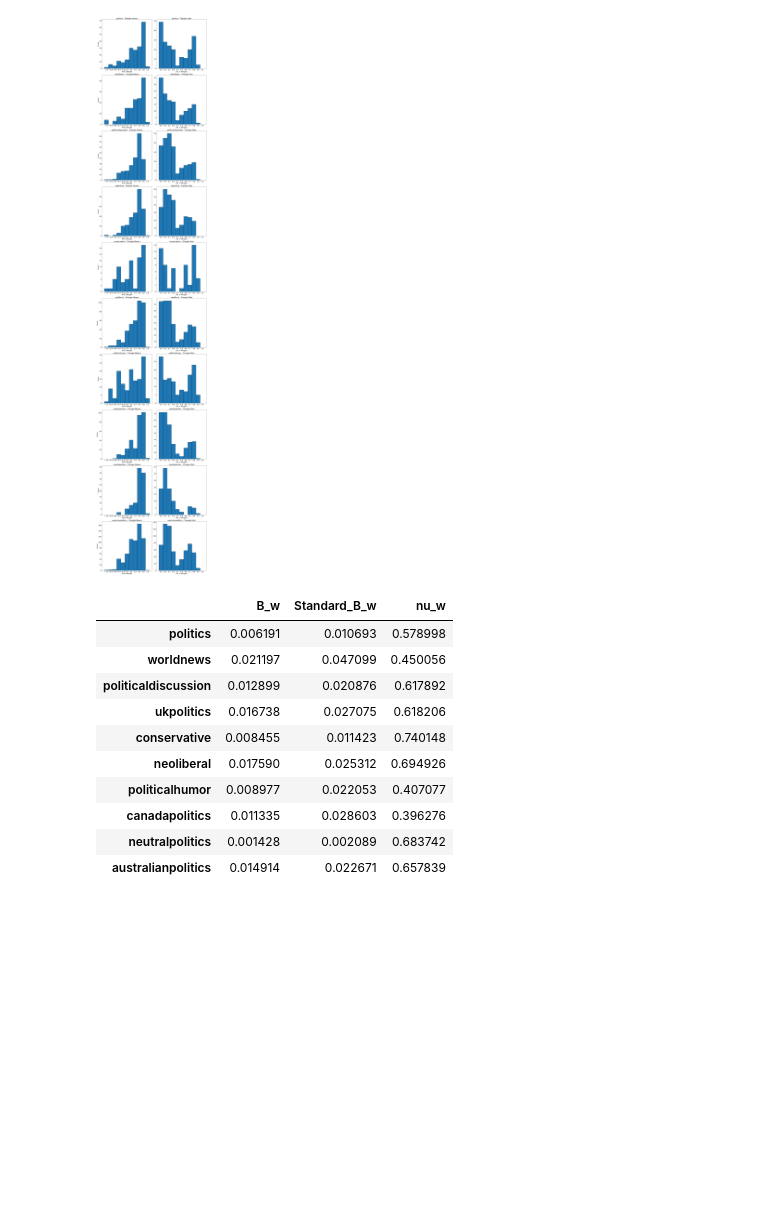
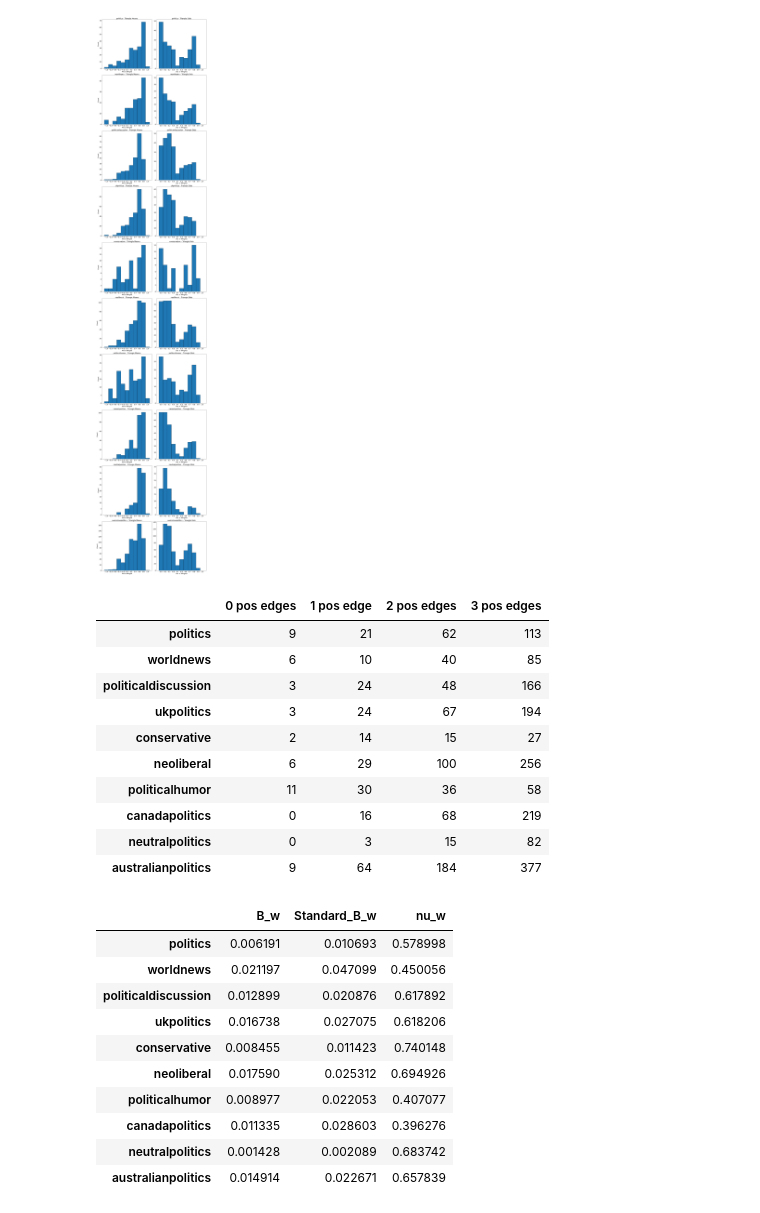
Before and after one commit to gsscala/reddit-graph, a Jupyter notebook: individual_graphs_analysis/ind_graphs.ipynb, the cells around one changed output. Saved outputs shown, nothing was run; the diff lists cells and outputs as text; code cells hidden in the pictures; blank space fills up the shorter version.

Commit message:
Refactor code structure and enhance graph analysis functionality

```diff
--- a/individual_graphs_analysis/ind_graphs.ipynb
+++ b/individual_graphs_analysis/ind_graphs.ipynb
@@ -8,6 +8,7 @@ import matplotlib.pyplot as plt
 # %%
 graph = nx.read_gexf("labeled_graph.gexf")
 threshold = 0.5
+NumberOfRandoms = 100
 # %%
 graphs = defaultdict(nx.MultiDiGraph)
 
@@ -34,7 +35,7 @@ for subreddit, graph in graphs.items():
 
 null_models = {}
 for subreddit, graph in graphs.items():
-	null_models[subreddit] = generate_null_model(graph)
+	null_models[subreddit] = [generate_null_model(graph) for _ in range(NumberOfRandoms)]
 # %%
 fig, axes = plt.subplots(len(graphs), 2, figsize=(16, 8 * len(graphs)))
 
@@ -140,19 +141,32 @@ plt.show()
 # %%
 series_dict = {}
 
 for subreddit in graphs.keys():
 	qnt_pos = [0 for i in range(4)]
 
 	for triangle in triangles[subreddit]:
 		qnt_pos[list(np.sign(triangle)).count(1)] += 1
 
 	qnt_pos_series = pd.Series(qnt_pos, name=subreddit)
 	series_dict[subreddit] = qnt_pos_series
 
 # Create DataFrame from the series
 df = pd.DataFrame(series_dict).T
 df.columns = ['0 pos edges', '1 pos edge', '2 pos edges', '3 pos edges']
 df.to_csv('file.csv', index=True)
+df
+# %% [output]
+|  | 0 pos edges | 1 pos edge | 2 pos edges | 3 pos edges |
+| politics | 9 | 21 | 62 | 113 |
+| worldnews | 6 | 10 | 40 | 85 |
+| politicaldiscussion | 3 | 24 | 48 | 166 |
+| ukpolitics | 3 | 24 | 67 | 194 |
+| conservative | 2 | 14 | 15 | 27 |
+| neoliberal | 6 | 29 | 100 | 256 |
+| politicalhumor | 11 | 30 | 36 | 58 |
+| canadapolitics | 0 | 16 | 68 | 219 |
+| neutralpolitics | 0 | 3 | 15 | 82 |
+| australianpolitics | 9 | 64 | 184 | 377 |
 # %%
 results = {}
 for subreddit, graph in graphs.items():
```
Also changed, not shown: parts of 1 cell of this notebook, 3 other files.
